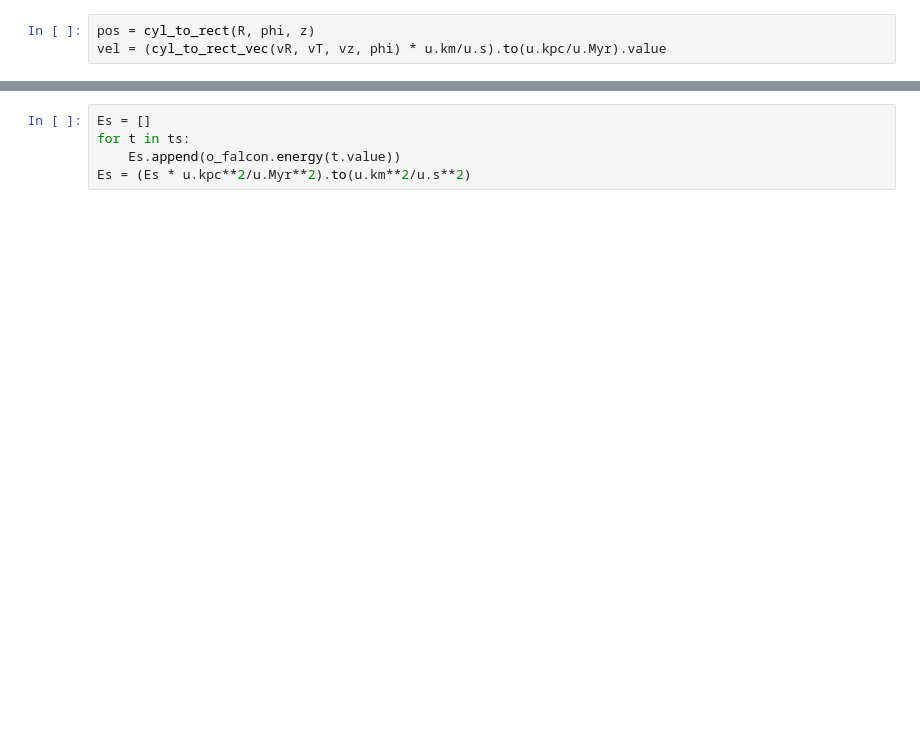
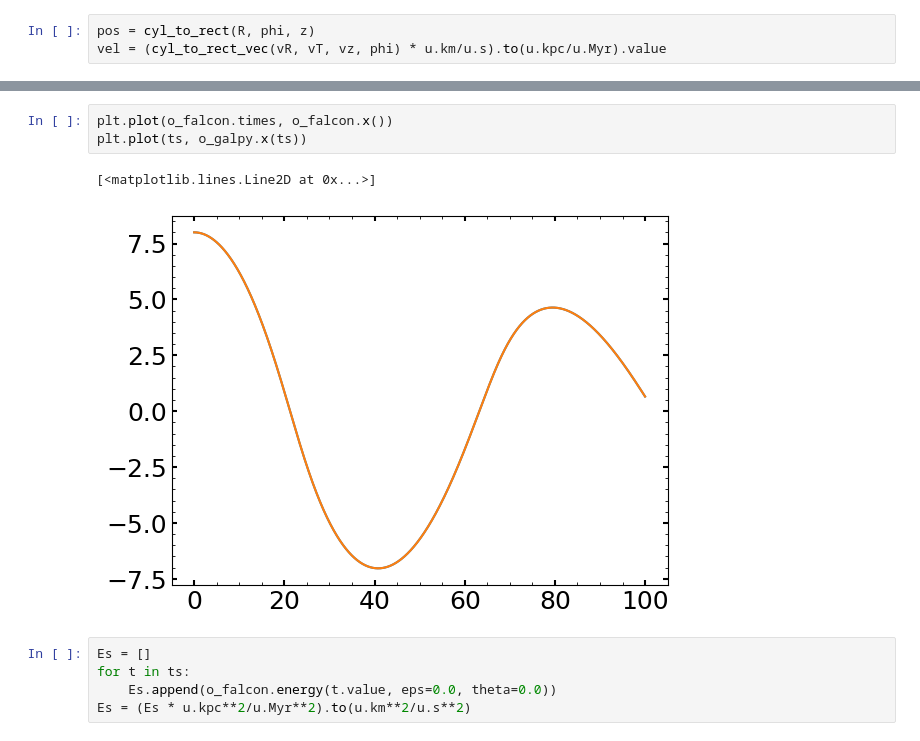
Before and after one commit to sgpfaff/ezfalcon, a Jupyter notebook: sanity_checks/CHECK_01_External_Potential.ipynb, the cells around one changed output, grey strips where cells are left out. Saved outputs shown, nothing was run; the diff lists cells and outputs as text; blank space fills up the shorter version.

```diff
--- a/sanity_checks/CHECK_01_External_Potential.ipynb
+++ b/sanity_checks/CHECK_01_External_Potential.ipynb
@@ -63,5 +70,11 @@ plt.legend()
+# %%
+plt.plot(o_falcon.times, o_falcon.x())
+plt.plot(ts, o_galpy.x(ts))
+# %% [output]
+[<matplotlib.lines.Line2D at 0x...>]
+[figure, added]
 # %%
 Es = []
 for t in ts:
-    Es.append(o_falcon.energy(t.value))
+    Es.append(o_falcon.energy(t.value, eps=0.0, theta=0.0))
 Es = (Es * u.kpc**2/u.Myr**2).to(u.km**2/u.s**2)
```
Also changed, not shown: parts of 14 cells of this notebook, 4 other files.
